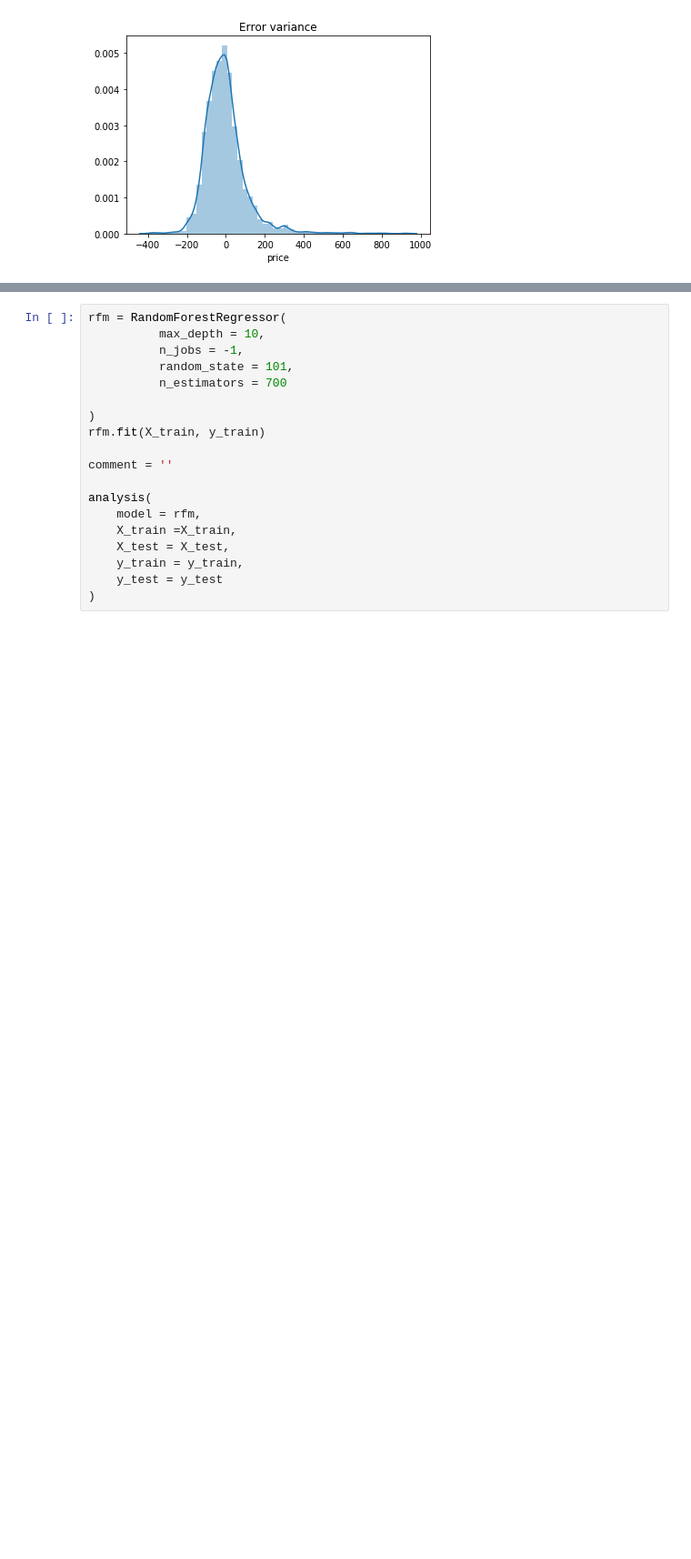
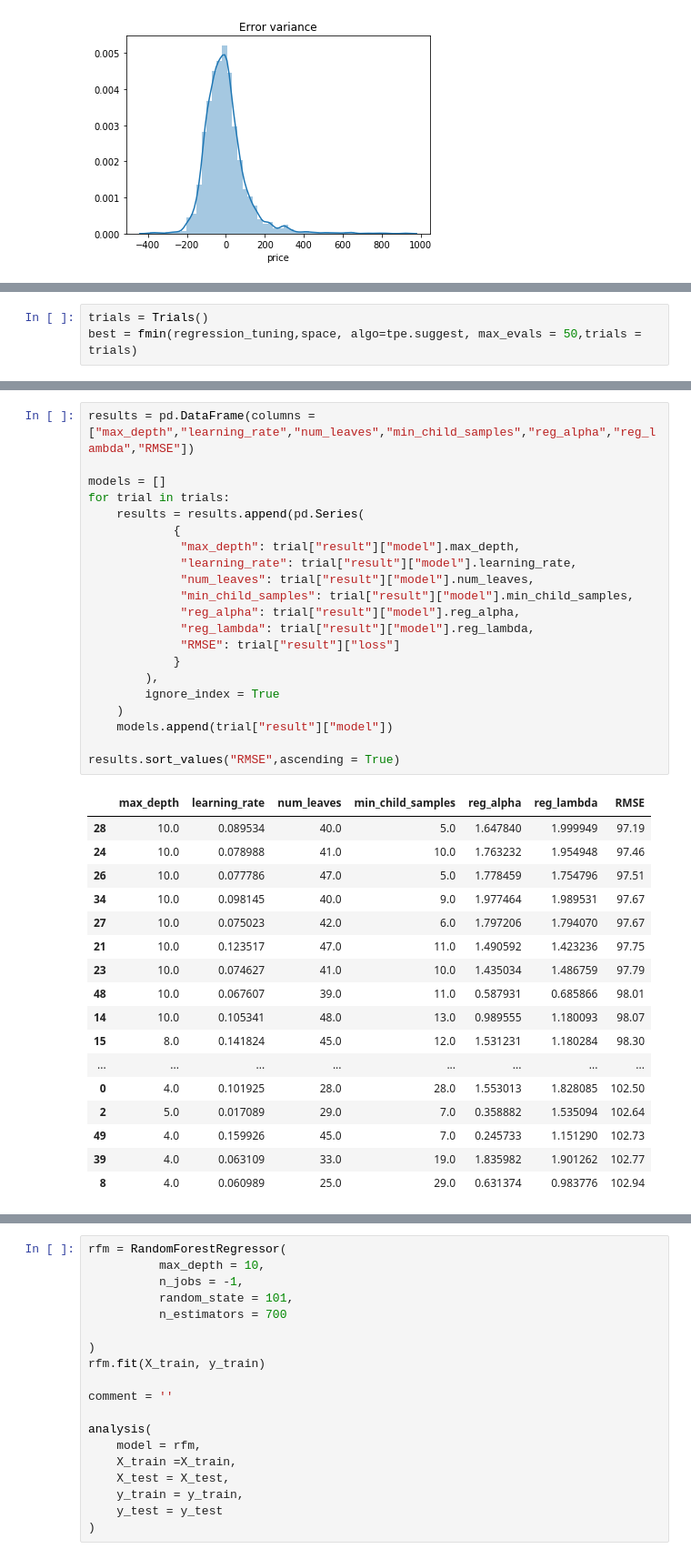
Before and after one commit to Divasson/VisualizacionDatosAirBnB, a Jupyter notebook: modelling/modelling.ipynb, the cells around one changed output, grey strips where cells are left out. Shown at 91% size. Saved outputs shown, nothing was run; the diff lists cells and outputs as text; blank space fills up the shorter version.

Commit message:
modelo tunned

```diff
--- a/modelling/modelling.ipynb
+++ b/modelling/modelling.ipynb
@@ -285,0 +327,3 @@ Random Forest
+# %%
+trials = Trials()
+best = fmin(regression_tuning,space, algo=tpe.suggest, max_evals = 50,trials = trials)
@@ -285,0 +348,39 @@ Random Forest
+# %%
+results = pd.DataFrame(columns = ["max_depth","learning_rate","num_leaves","min_child_samples","reg_alpha","reg_lambda","RMSE"])
+
+models = []
+for trial in trials:
+    results = results.append(pd.Series(
+            {
+             "max_depth": trial["result"]["model"].max_depth,
+             "learning_rate": trial["result"]["model"].learning_rate,
+             "num_leaves": trial["result"]["model"].num_leaves,
+             "min_child_samples": trial["result"]["model"].min_child_samples,
+             "reg_alpha": trial["result"]["model"].reg_alpha,
+             "reg_lambda": trial["result"]["model"].reg_lambda,
+             "RMSE": trial["result"]["loss"]
+            }
+        ),
+        ignore_index = True
+    )
+    models.append(trial["result"]["model"])
+
+results.sort_values("RMSE",ascending = True)
+# %% [output]
+|  | max_depth | learning_rate | num_leaves | min_child_samples | reg_alpha | reg_lambda | RMSE |
+| 28 | 10.0 | 0.089534 | 40.0 | 5.0 | 1.647840 | 1.999949 | 97.19 |
+| 24 | 10.0 | 0.078988 | 41.0 | 10.0 | 1.763232 | 1.954948 | 97.46 |
+| 26 | 10.0 | 0.077786 | 47.0 | 5.0 | 1.778459 | 1.754796 | 97.51 |
+| 34 | 10.0 | 0.098145 | 40.0 | 9.0 | 1.977464 | 1.989531 | 97.67 |
+| 27 | 10.0 | 0.075023 | 42.0 | 6.0 | 1.797206 | 1.794070 | 97.67 |
+| 21 | 10.0 | 0.123517 | 47.0 | 11.0 | 1.490592 | 1.423236 | 97.75 |
+| 23 | 10.0 | 0.074627 | 41.0 | 10.0 | 1.435034 | 1.486759 | 97.79 |
+| 48 | 10.0 | 0.067607 | 39.0 | 11.0 | 0.587931 | 0.685866 | 98.01 |
+| 14 | 10.0 | 0.105341 | 48.0 | 13.0 | 0.989555 | 1.180093 | 98.07 |
+| 15 | 8.0 | 0.141824 | 45.0 | 12.0 | 1.531231 | 1.180284 | 98.30 |
+| ... | ... | ... | ... | ... | ... | ... | ... |
+| 0 | 4.0 | 0.101925 | 28.0 | 28.0 | 1.553013 | 1.828085 | 102.50 |
+| 2 | 5.0 | 0.017089 | 29.0 | 7.0 | 0.358882 | 1.535094 | 102.64 |
+| 49 | 4.0 | 0.159926 | 45.0 | 7.0 | 0.245733 | 1.151290 | 102.73 |
+| 39 | 4.0 | 0.063109 | 33.0 | 19.0 | 1.835982 | 1.901262 | 102.77 |
+| 8 | 4.0 | 0.060989 | 25.0 | 29.0 | 0.631374 | 0.983776 | 102.94 |
```
Also changed, not shown: parts of 16 cells of this notebook, 2 other files.
